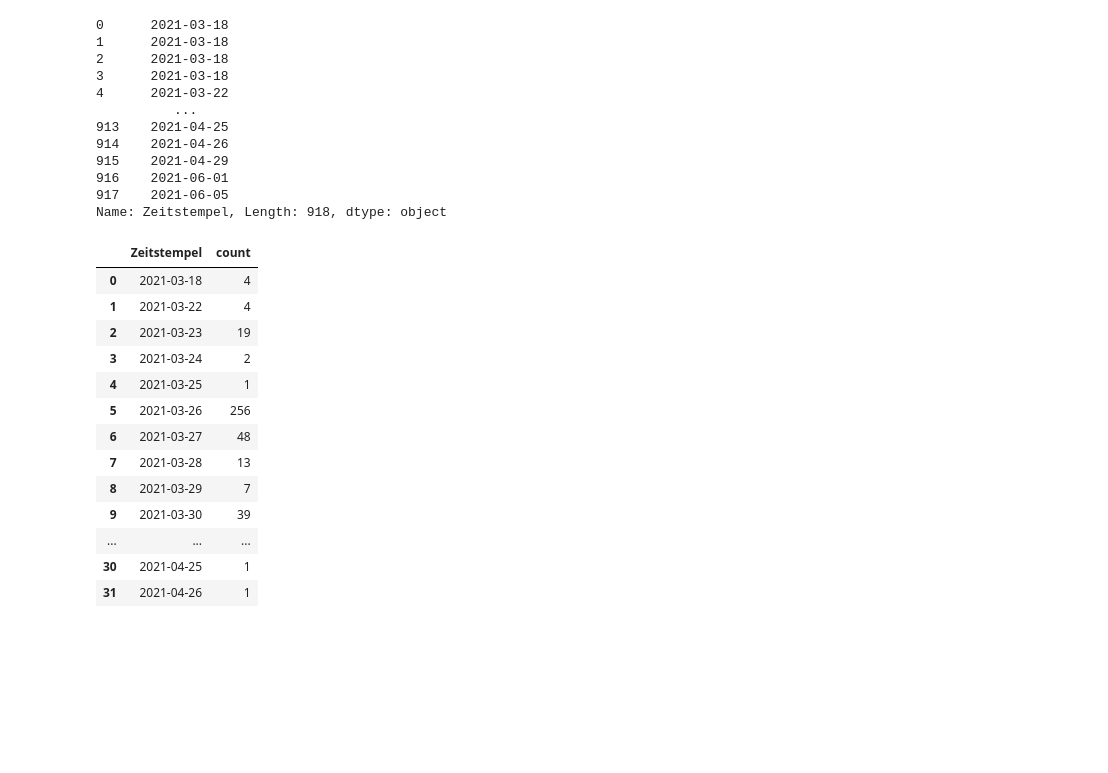
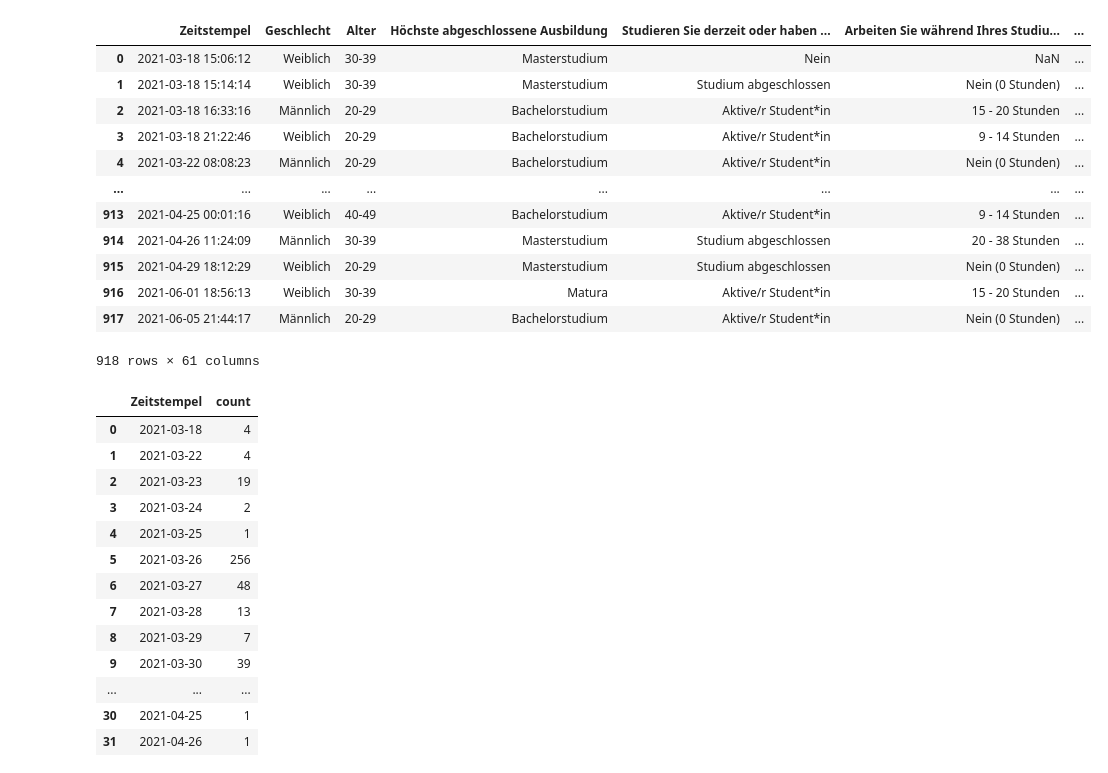
Before and after one commit to s2110458011/BA2024, a Jupyter notebook: src/testing/simple_chart.ipynb, the cells around one changed output. Cells and saved outputs as stored; diff of their text form; code cells hidden in the pictures; blank space fills up the shorter version.

```diff
--- a/src/testing/simple_chart.ipynb
+++ b/src/testing/simple_chart.ipynb
@@ -4,21 +4,24 @@ import seaborn as sns
 import matplotlib.pyplot as plt
 # %%
 data = pd.read_csv('data/survey.csv', header=0, parse_dates=[0], dayfirst=True)
-zeitstempel = data['Zeitstempel'].dt.date
-zeitstempel
+#zeitstempel = data['Zeitstempel'].dt.date
+#zeitstempel
-# %% [output]
-0      2021-03-18
-1      2021-03-18
-2      2021-03-18
-3      2021-03-18
-4      2021-03-22
-          ...
-913    2021-04-25
-914    2021-04-26
-915    2021-04-29
-916    2021-06-01
-917    2021-06-05
-Name: Zeitstempel, Length: 918, dtype: object
+# %%
+data
+# %% [output]
+|  | Zeitstempel | Geschlecht | Alter | Höchste abgeschlossene Ausbildung | Studieren Sie derzeit oder haben ... | Arbeiten Sie während Ihres Studiu... | ... |
+| 0 | 2021-03-18 15:06:12 | Weiblich | 30-39 | Masterstudium | Nein | NaN | ... |
+| 1 | 2021-03-18 15:14:14 | Weiblich | 30-39 | Masterstudium | Studium abgeschlossen | Nein (0 Stunden) | ... |
+| 2 | 2021-03-18 16:33:16 | Männlich | 20-29 | Bachelorstudium | Aktive/r Student*in | 15 - 20 Stunden | ... |
+| 3 | 2021-03-18 21:22:46 | Weiblich | 20-29 | Bachelorstudium | Aktive/r Student*in | 9 - 14 Stunden | ... |
+| 4 | 2021-03-22 08:08:23 | Männlich | 20-29 | Bachelorstudium | Aktive/r Student*in | Nein (0 Stunden) | ... |
+| ... | ... | ... | ... | ... | ... | ... | ... |
+| 913 | 2021-04-25 00:01:16 | Weiblich | 40-49 | Bachelorstudium | Aktive/r Student*in | 9 - 14 Stunden | ... |
+| 914 | 2021-04-26 11:24:09 | Männlich | 30-39 | Masterstudium | Studium abgeschlossen | 20 - 38 Stunden | ... |
+| 915 | 2021-04-29 18:12:29 | Weiblich | 20-29 | Masterstudium | Studium abgeschlossen | Nein (0 Stunden) | ... |
+| 916 | 2021-06-01 18:56:13 | Weiblich | 30-39 | Matura | Aktive/r Student*in | 15 - 20 Stunden | ... |
+| 917 | 2021-06-05 21:44:17 | Männlich | 20-29 | Bachelorstudium | Aktive/r Student*in | Nein (0 Stunden) | ... |
+918 rows × 61 columns
 # %%
 df_counts = zeitstempel.value_counts().sort_index().reset_index()
 # %%
```
Also changed, not shown: parts of 4 cells of this notebook, 4 other files.
